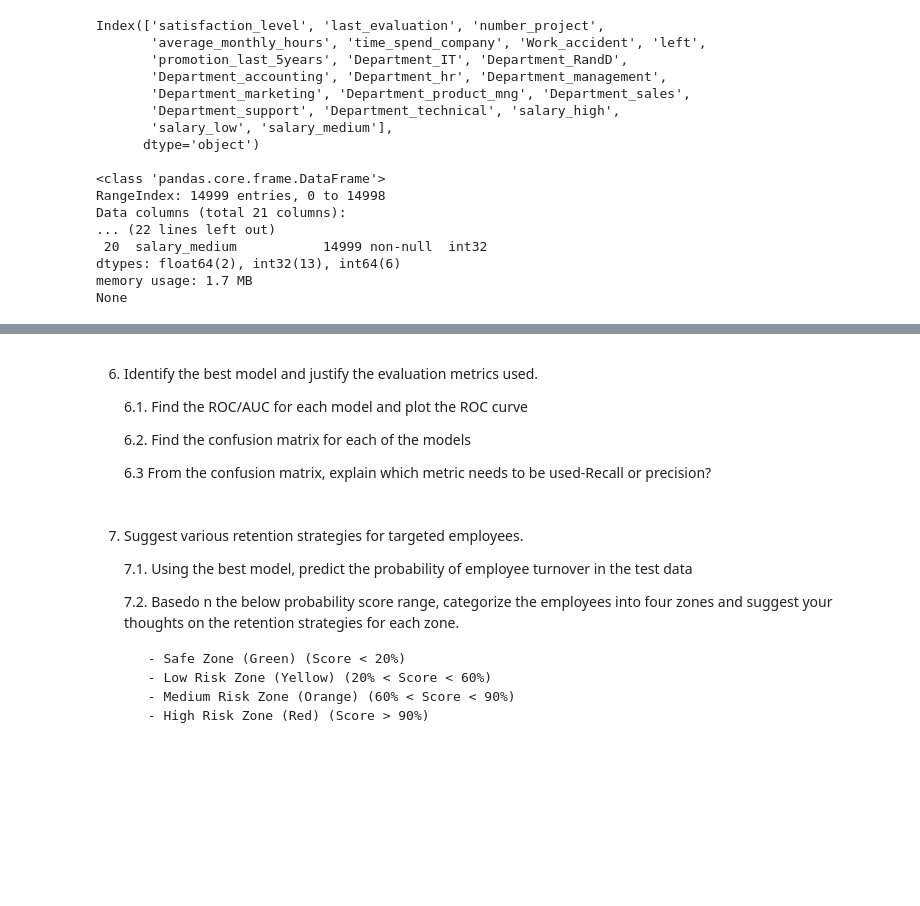
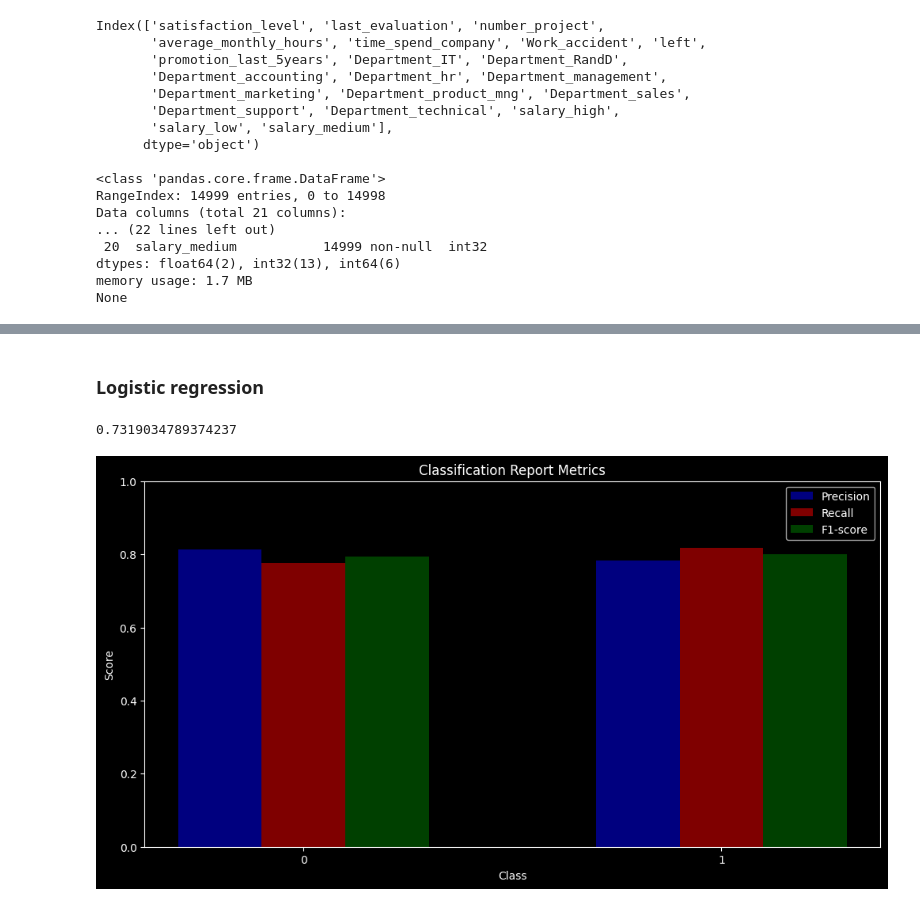
Before and after one commit to chai923/AIML, a Jupyter notebook: AIML_EmployeeTurnoverAnalysis_Project_CKazi.ipynb, the cells around one changed output, grey strips where cells are left out. Drawn from its saved outputs; the diff is of its cells as text; code cells hidden in the pictures; blank space fills up the shorter version.

```diff
--- a/AIML_EmployeeTurnoverAnalysis_Project_CKazi.ipynb
+++ b/AIML_EmployeeTurnoverAnalysis_Project_CKazi.ipynb
@@ -286,6 +358,6 @@ Name: proportion, dtype: float64
 # %%
 #Split into train and test datasets
-x_train,x_test,y_train,y_test = train_test_split(x_resm,y_resm,test_size=2,random_state=123)
+x_train,x_test,y_train,y_test = train_test_split(x_resm,y_resm,test_size=.2,random_state=123)
 # %% [markdown]
 5. Perform 5-fold cross-validation model training and evaluate performance.
 
@@ -307,19 +390,52 @@ kfolds = KFold(n_splits=5) #5-fold CV
-# %% [markdown]
-6. Identify the best model and justify the evaluation metrics used.
-
-    6.1. Find the ROC/AUC for each model and plot the ROC curve
-
-    6.2. Find the confusion matrix for each of the models
-
-    6.3 From the confusion matrix, explain which metric needs to be used-Recall or precision?
-# %% [markdown]
-7. Suggest various retention strategies for targeted employees.
-
-    7.1. Using the best model, predict the probability of employee turnover in the test data
-
-    7.2. Basedo n the below probability score range, categorize the employees into four zones and suggest your thoughts on the retention strategies for each zone.
-
-        - Safe Zone (Green) (Score < 20%)
-        - Low Risk Zone (Yellow) (20% < Score < 60%)
-        - Medium Risk Zone (Orange) (60% < Score < 90%)
-        - High Risk Zone (Red) (Score > 90%)
+# %% [markdown]
+### Logistic regression
+# %%
+logr = LogisticRegression(max_iter=10000)
+logr.fit(x_train,y_train)
+y_pred = logr.predict(x_test)
+# %%
+results_log = cross_val_score(logr,x,y,cv=kfolds)
+results_log.mean() #this is the average score of the model performance
+# %% [output]
+0.7319034789374237
+# %%
+report = classification_report(y_test,y_pred,output_dict=True)
+# Parse values from the classification report
+class_names = [str(x) for x in range(len(report) - 3)]  # Extract class names from report
+metrics = ['precision', 'recall', 'f1-score', 'support']
+
+# Initialize lists to store metric values
+precision = []
+recall = []
+f1_score = []
+support = []
+
+for class_name in class_names:
+    precision.append(report[class_name]['precision'])
+    recall.append(report[class_name]['recall'])
+    f1_score.append(report[class_name]['f1-score'])
+    support.append(report[class_name]['support'])
+
+# Plotting
+fig, ax = plt.subplots(figsize=(12, 6))
+bar_width = 0.2
+index = np.arange(len(class_names))
+
+# Bar plot for precision
+ax.bar(index, precision, bar_width, color='b', alpha=0.5, label='Precision')
+# Bar plot for recall
+ax.bar(index + bar_width, recall, bar_width, color='r', alpha=0.5, label='Recall')
+# Bar plot for F1-score
+ax.bar(index + 2*bar_width, f1_score, bar_width, color='g', alpha=0.5, label='F1-score')
+
+ax.set_xlabel('Class')
+ax.set_ylabel('Score')
+ax.set_ylim(0.0,1.0)
+ax.set_title('Classification Report Metrics')
+ax.set_xticks(index + bar_width)
+ax.set_xticklabels(class_names)
+ax.legend()
+
+plt.show()
+# %% [output]
+[figure, added]
```
Also changed, not shown: parts of 37 cells of this notebook.
